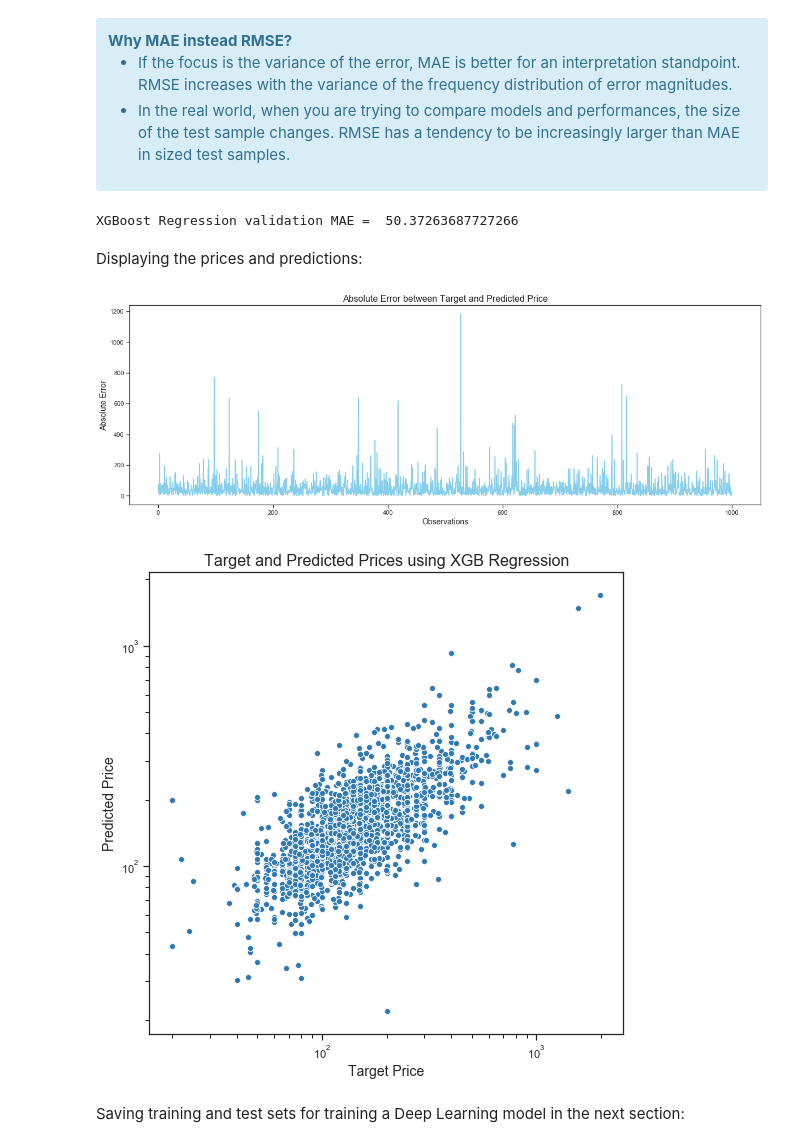
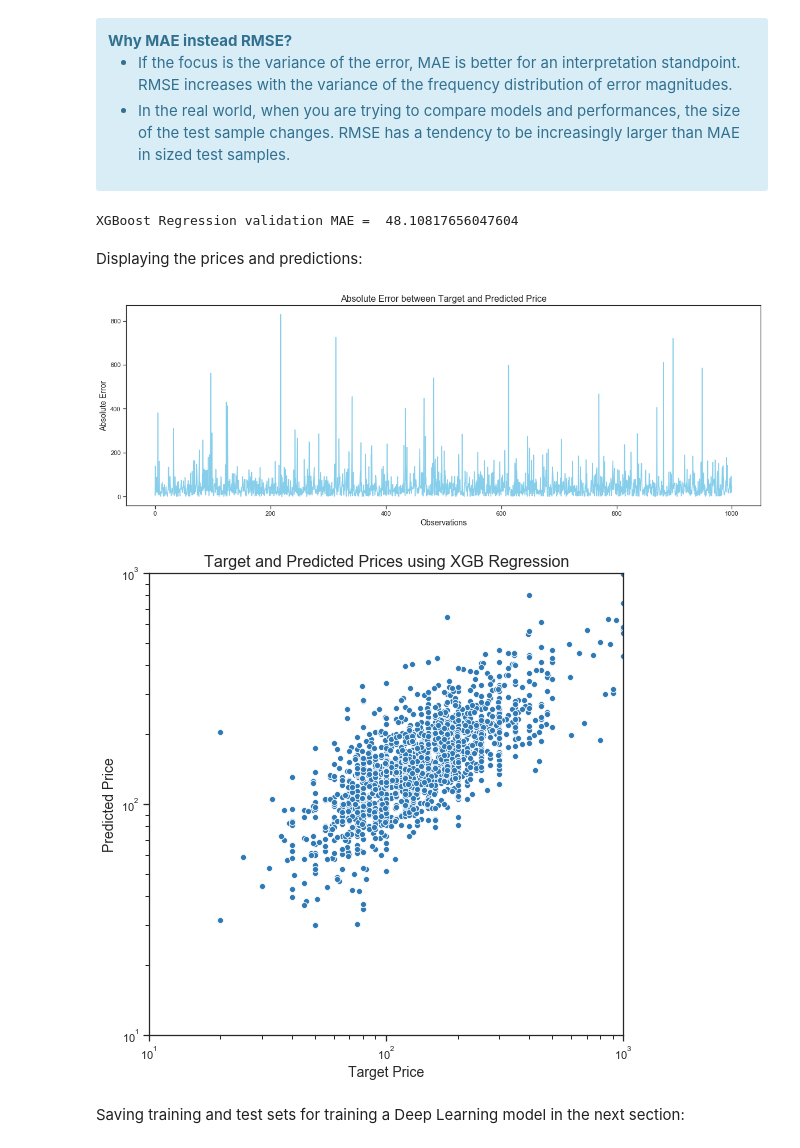
Before and after one commit to Daesparz/airbnb_amsterdam, a Jupyter notebook: Data_analysis/in-depth_analysis-predictive-modeling.ipynb, the cells around one changed output. Cells and saved outputs as stored; diff of their text form; code cells hidden in the pictures.

Commit message:
delete missing values in train and test sets, re-run xgboost model, updated performance and predictions vs target prices plots

```diff
--- a/Data_analysis/in-depth_analysis-predictive-modeling.ipynb
+++ b/Data_analysis/in-depth_analysis-predictive-modeling.ipynb
@@ -731,0 +727,6 @@ X = X.loc[:,~X.columns.duplicated()]
+# %%
+X = df2.loc[:,~df2.columns.duplicated()]
+X.dropna(inplace=True)
+
+y = X['TARGET PRICE']
+X = X.drop(columns=['TARGET PRICE'])
@@ -791,7 +797,8 @@ parameters_tuning = {
    'max_depth':[3],
    'n_estimators':[1000],
    'reg_alpha':[1e-5, 0.75],
-   'reg_lambda':[1e-5, 0.45]
+   'reg_lambda':[1e-5, 0.45],
+   'gamma':[0, 0.3]
 }
 
 xgbRegression = XGBRegressor(learning_rate =0.1, n_estimators=500, max_depth=5,
@@ -825,7 +843,7 @@ Finally, applying the best parameters to the final version of the model:
 xgbReg = XGBRegressor(learning_rate =0.1, n_estimators=1000, max_depth=3,
                           min_child_weight=1, gamma=0, subsample=0.8, objective='reg:squarederror',
                           colsample_bytree=0.4, nthread=6, scale_pos_weight=1, seed=27,
-                          reg_alpha=1e-05, reg_lambd=0.45)
+                          reg_alpha=0.75, reg_lambd=0.45)
 # %%
 xgbReg.fit(X_train, y_train , verbose=False)
 xgb_predictions = xgbReg.predict(X_test)
@@ -841,7 +859,7 @@ xgb_predictions = xgbReg.predict(X_test)
 MAE = mean_absolute_error(y_test , xgb_predictions)
 print('XGBoost Regression validation MAE = ', MAE)
 # %% [output]
-XGBoost Regression validation MAE =  50.37263687727266
+XGBoost Regression validation MAE =  48.10817656047604
 # %% [markdown]
 Displaying the prices and predictions:
 # %%
@@ -853,17 +871,19 @@ _ = plt.xlabel('Observations', size=14)
 _ = plt.ylabel('Absolute Error', size=14)
 _ = plt.title('Absolute Error between Target and Predicted Price', size=16)
 # %% [output]
-[figure, old version]
+[figure, new version]
 # %%
 _ = plt.figure(figsize=(8.5, 8.5))
 _ = plt.xscale('log')
 _ = plt.yscale('log')
 _ = sns.scatterplot(x=y_test, y=xgb_predictions)
 _ = plt.xlabel('Target Price', size=14)
 _ = plt.ylabel('Predicted Price', size=14)
 _ = plt.title('Target and Predicted Prices using XGB Regression', size=16)
+_ = plt.xlim(10, 1000)
+_ = plt.ylim(10, 1000)
 # %% [output]
-[figure, old version]
+[figure, new version]
 # %% [markdown]
 Saving training and test sets for training a Deep Learning model in the next section:
 # %%
```
Also changed, not shown: parts of 6 cells of this notebook.
